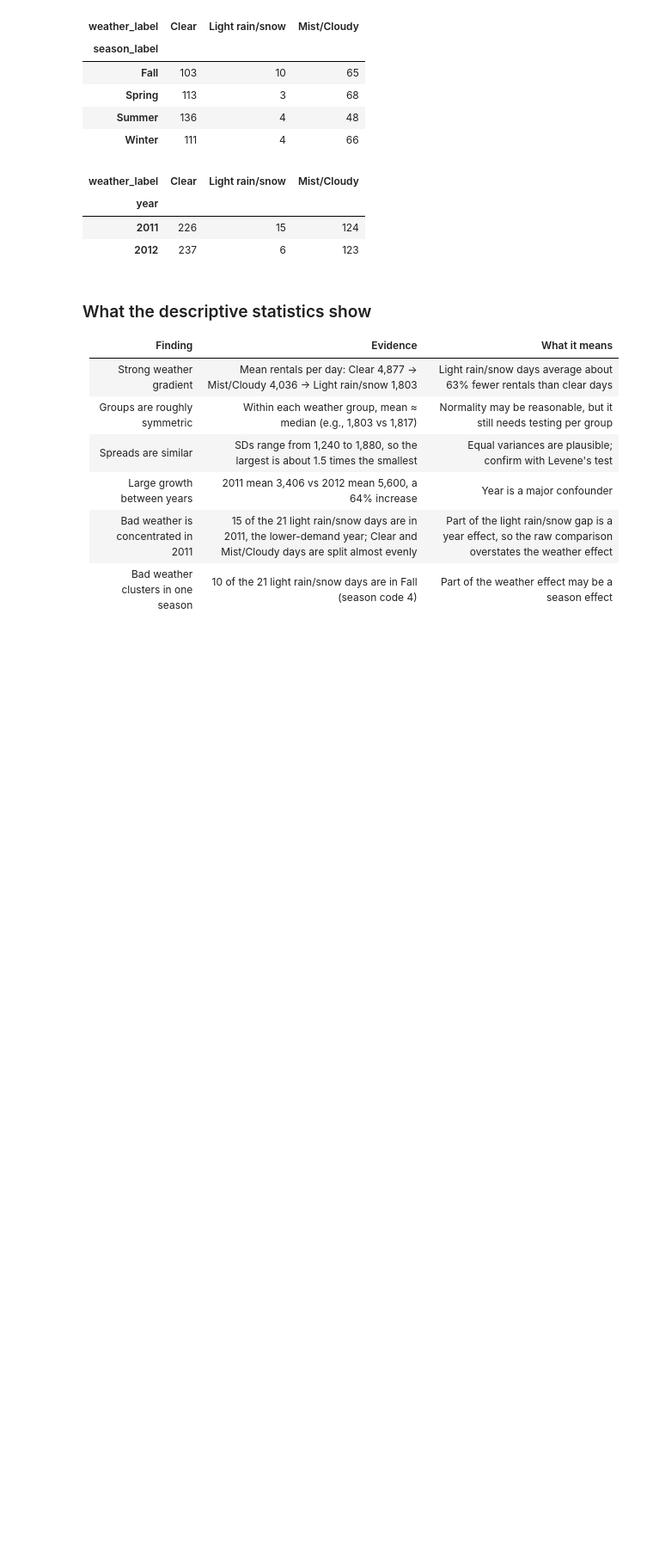
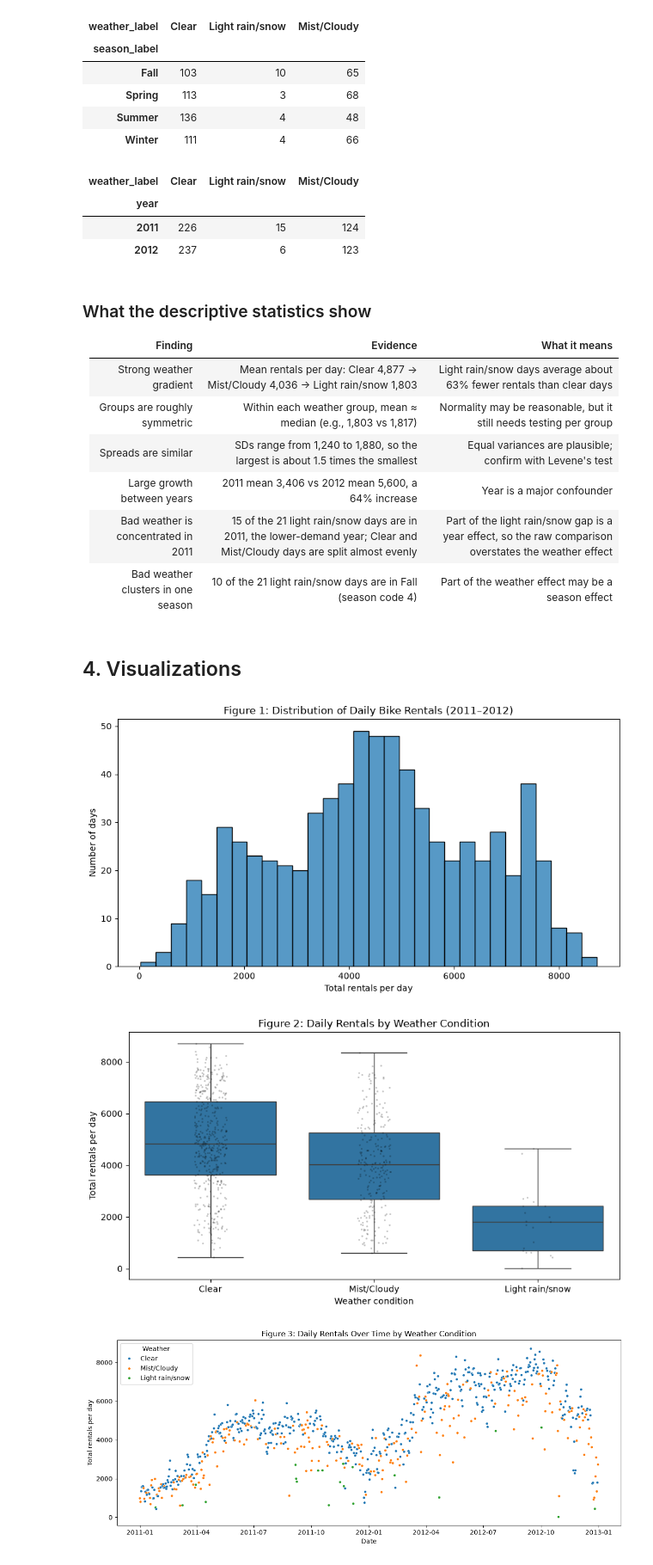
Before and after one commit to MinKhaungMinLwin/conduct-a-statistical-analysis-using-a-python, a Jupyter notebook: analysis.ipynb, the cells around one changed output. Shown at 86% size. Cells and saved outputs as stored; diff of their text form; code cells hidden in the pictures; blank space fills up the shorter version.

Commit message:
feat: add 4. Visualizations

```diff
--- a/analysis.ipynb
+++ b/analysis.ipynb
@@ -231,3 +231,41 @@ display(pd.crosstab(df["year"], df["weather_label"]))
 | Large growth between years | 2011 mean 3,406 vs 2012 mean 5,600, a 64% increase | Year is a major confounder |
 | Bad weather is concentrated in 2011 | 15 of the 21 light rain/snow days are in 2011, the lower-demand year; Clear and Mist/Cloudy days are split almost evenly | Part of the light rain/snow gap is a year effect, so the raw comparison overstates the weather effect |
 | Bad weather clusters in one season | 10 of the 21 light rain/snow days are in Fall (season code 4) | Part of the weather effect may be a season effect |
+# %% [markdown]
+## 4. Visualizations
+# %%
+import os
+os.makedirs("figures", exist_ok=True)
+order = ["Clear", "Mist/Cloudy", "Light rain/snow"]
+
+# Figure 1: overall distribution of daily rentals
+fig, ax = plt.subplots(figsize=(9, 5))
+sns.histplot(df["cnt"], bins=30, ax=ax)
+ax.set_title("Figure 1: Distribution of Daily Bike Rentals (2011–2012)")
+ax.set_xlabel("Total rentals per day")
+ax.set_ylabel("Number of days")
+plt.tight_layout(); plt.savefig("figures/fig1_cnt_distribution.png", dpi=150); plt.show()
+
+# Figure 2: rentals by weather condition
+fig, ax = plt.subplots(figsize=(9, 5))
+sns.boxplot(data=df, x="weather_label", y="cnt", order=order, ax=ax)
+sns.stripplot(data=df, x="weather_label", y="cnt", order=order,
+              color="black", alpha=0.25, size=2, ax=ax)
+ax.set_title("Figure 2: Daily Rentals by Weather Condition")
+ax.set_xlabel("Weather condition")
+ax.set_ylabel("Total rentals per day")
+plt.tight_layout(); plt.savefig("figures/fig2_cnt_by_weather.png", dpi=150); plt.show()
+
+# Figure 3: rentals over time, coloured by weather
+fig, ax = plt.subplots(figsize=(12, 5))
+sns.scatterplot(data=df, x="dteday", y="cnt", hue="weather_label",
+                hue_order=order, s=15, ax=ax)
+ax.set_title("Figure 3: Daily Rentals Over Time by Weather Condition")
+ax.set_xlabel("Date")
+ax.set_ylabel("Total rentals per day")
+ax.legend(title="Weather")
+plt.tight_layout(); plt.savefig("figures/fig3_cnt_over_time.png", dpi=150); plt.show()
+# %% [output]
+[figure, added]
+[figure, added]
+[figure, added]
```
Also changed, not shown: 3 other files.
